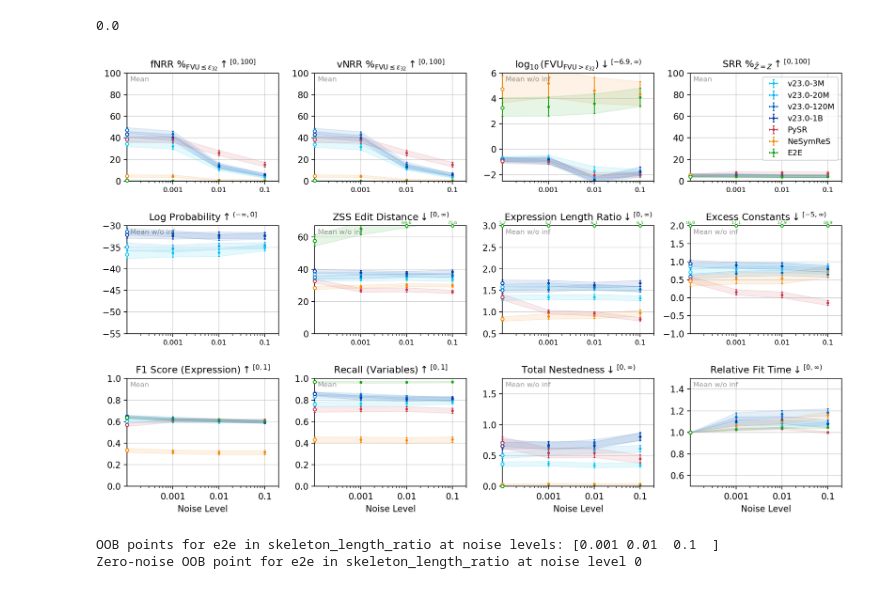
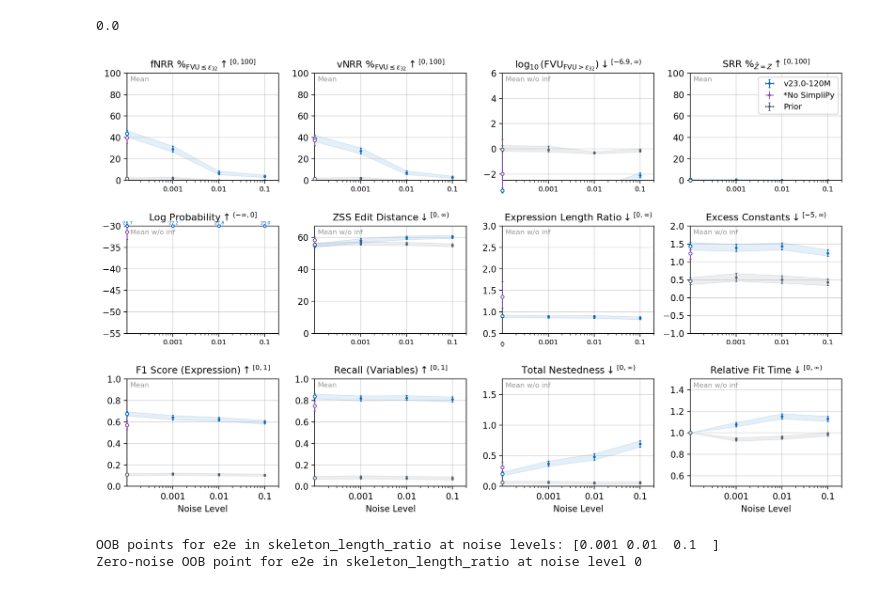
Before and after one commit to psaegert/flash-ansr, a Jupyter notebook: experimental/eval/noise_scaling.ipynb, the cells around one changed output. Cells and saved outputs as stored; diff of their text form; code cells hidden in the pictures.

Commit message:
Fix simplification settings in ablation configs

```diff
--- a/experimental/eval/noise_scaling.ipynb
+++ b/experimental/eval/noise_scaling.ipynb
@@ -30,12 +30,14 @@ results = {
     'v23.0-3M': {'scaling_parameter': 'noise'},
     'v23.0-20M': {'scaling_parameter': 'noise'},
     'v23.0-120M': {'scaling_parameter': 'noise'},
+    'v23.0-120M-ablation-1': {'scaling_parameter': 'noise'},
+    'v23.0-120M-ablation-2': {'scaling_parameter': 'noise'},
     'v23.0-1B': {'scaling_parameter': 'noise'},
-    # 'skeleton_pool': {'scaling_parameter': 'noise'},
+    'skeleton_pool': {'scaling_parameter': 'noise'},
     # 'brute_force': {'scaling_parameter': 'noise'},
 }
 # %%
-TEST_SETS = ['v23_val', 'fastsrb'][1:]
+TEST_SETS = ['val', 'fastsrb'][:1]
 # %%
 def parse_p_notation(value):
     """Convert strings like '0p001' to floats (e.g., 0.001)."""
@@ -547,7 +534,7 @@ def arrow_notation(objective: int = 1, lower: float | str = 0, upper: float | st
 # %%
 # FIXME: vNRR at 1 point?
 # %%
-gt_constants = results['v23.0-3M']['results']['fastsrb'][0]['n_constants']
+gt_constants = results['v23.0-3M']['results']['val'][0]['n_constants']
 max_gt_constants = max(gt_constants[np.isfinite(gt_constants)])
 
 metric_pairs = [
@@ -660,15 +647,17 @@ metric_pairs = [
 
 # https://color.adobe.com/search?q=warm%20blue
 models = [
-    ('v23.0-3M', 'choices', '#05C7F2', 'v23.0-3M'),
-    ('v23.0-20M', 'choices', '#05AFF2', 'v23.0-20M'),
+    # ('v23.0-3M', 'choices', '#05C7F2', 'v23.0-3M'),
+    # ('v23.0-20M', 'choices', '#05AFF2', 'v23.0-20M'),
     ('v23.0-120M', 'choices', '#0468BF', 'v23.0-120M'),
-    ('v23.0-1B', 'choices', '#0339A6', 'v23.0-1B'),
+    ('v23.0-120M-ablation-1', 'choices', "#8449AD", '*No SimpliPy'),
+    ('v23.0-120M-ablation-2', 'choices', "#E93A8B", '*c~U(1, 5)'),
+    # ('v23.0-1B', 'choices', '#0339A6', 'v23.0-1B'),
     # ('v23.0-7B', 'choices', '#011640'),
     ('pysr', 'niterations', '#c53549', 'PySR'),
     ('nesymres', 'beam_width', '#F28705', 'NeSymReS'),
     ('e2e', 'candidates_per_bag', "#13a10e", 'E2E'),
-    # ('skeleton_pool', 'samples', "#54606C", 'Prior'),
+    ('skeleton_pool', 'samples', "#54606C", 'Prior'),
     # ('brute_force', 'max_expressions', '#000000', 'Brute Force'),
 ]
 
@@ -677,8 +666,8 @@ models = [m for m in models if m[0] in results.keys()]
 COLS = min(4, len(metric_pairs))
 ROWS = np.ceil(len(metric_pairs) / COLS).astype(int)
 
-test_set = 'fastsrb'
-# test_set = 'v23_val'
+# test_set = 'fastsrb'
+test_set = 'val'
 
 fig, axes = plt.subplots(ROWS, COLS, figsize=(3 * COLS, 2.5 * ROWS), dpi=200)
 
@@ -827,34 +816,34 @@ for ax_id, (ax, ((x_metric, x_label, x_statistic), (y_metric, y_label, y_statist
 
     ax.annotate(y_statistic_name[y_statistic], xy=(0.02, 0.97), xycoords='axes fraction', fontsize=8, color='k', ha='left', va='top', alpha=0.4)
 
     if ax_id // COLS == ROWS - 1:
         ax.set_xlabel(x_label)
         x_ticks_fontsize=10
     else:
         x_ticks_fontsize=8
 
     ax.set_title(y_label, fontsize=11)
     ax.set_xscale('log', base=10)
     ax.set_xticks([0.001, 0.01, 0.1, 1])
     ax.set_xticklabels(['0.001', '0.01', '0.1', '1'], fontsize=x_ticks_fontsize)
     ax.set_xlim(0.0001, 0.2)
 
     ax.grid(alpha=0.5)
 
 axes.flatten()[3].legend(fontsize=9)
 
 for ax_id, ax in enumerate(axes.flatten()[len(metric_pairs):]):
     ax.axis('off')
 
     # Add an xlabel to the axis above
     if (ax_id + len(metric_pairs)) // COLS == ROWS - 1:
         axes.flatten()[len(metric_pairs) - COLS + (ax_id % COLS)].set_xlabel(x_label)
 
 fig.tight_layout(w_pad=1, h_pad=2)
 
 plt.savefig(get_path('results', 'noise_scaling', create=True, filename=f'noise_scaling_{test_set}.svg'), dpi=200)
 # %% [output]
-[figure, old version]
+[figure, new version]
 # %%
 first_model = list(results.keys())[0]
 gt_constants = results[first_model]['results']['fastsrb'][0]['n_constants']
```
Also changed, not shown: parts of 7 cells of this notebook, 30 other files.
